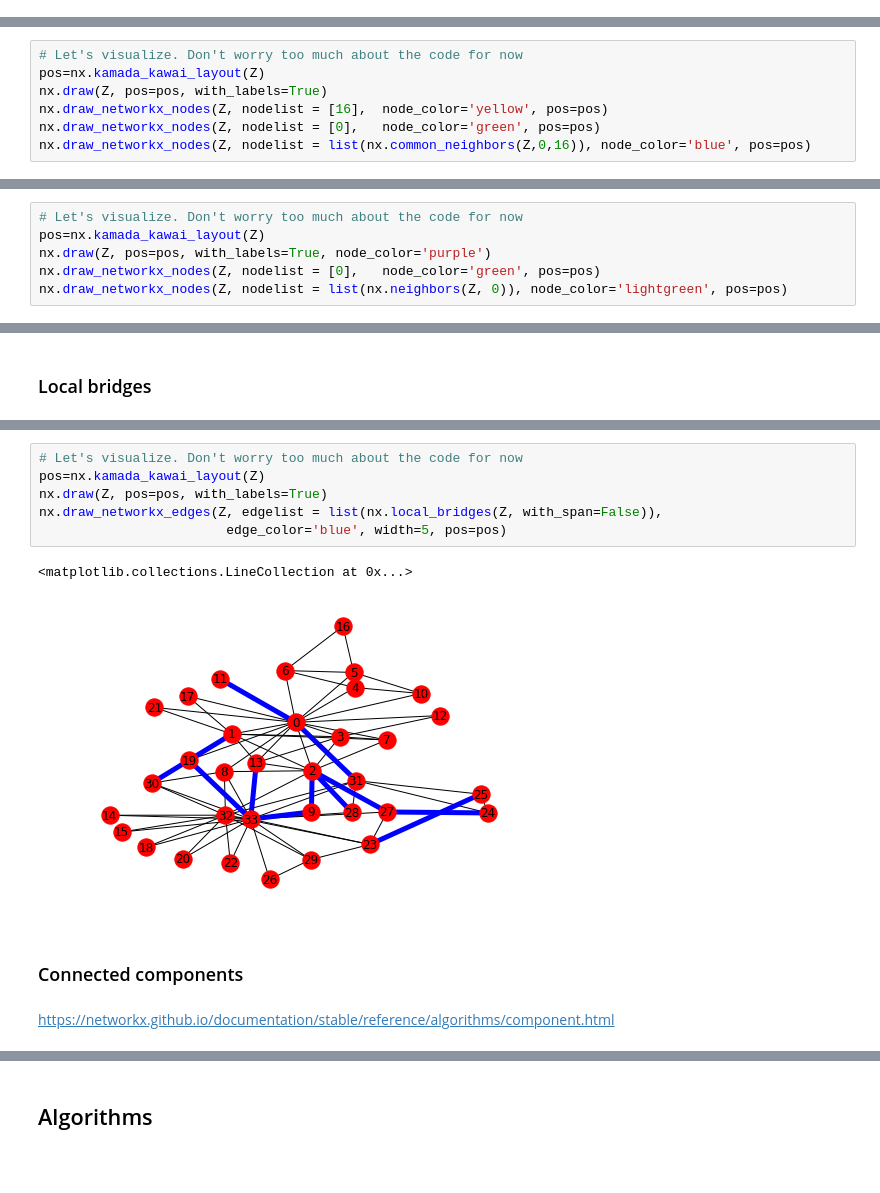
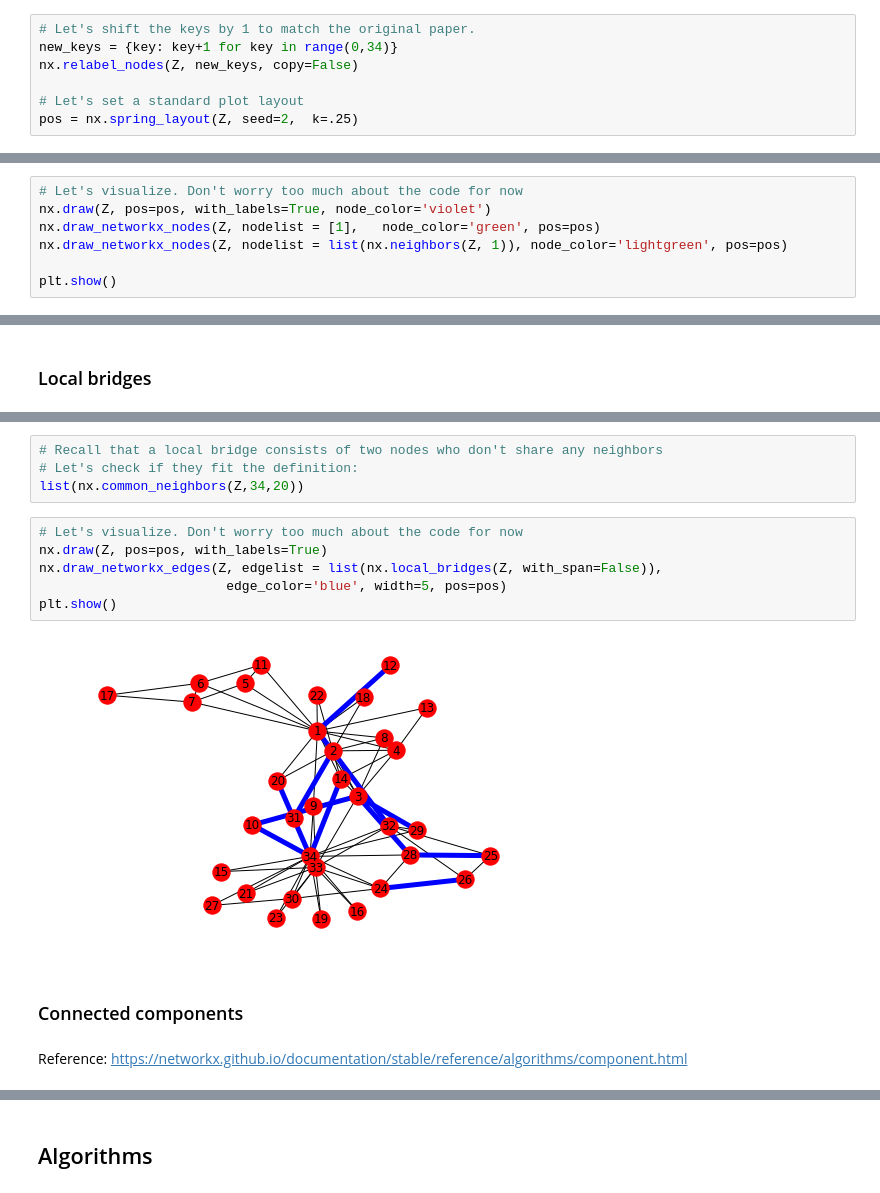
Before and after one commit to khof312/networks_tutorial, a Jupyter notebook: tutorial_part_1_analyze.ipynb, the cells around one changed output, grey strips where cells are left out. Drawn from its saved outputs; the diff is of its cells as text; blank space fills up the shorter version.

```diff
--- a/tutorial_part_1_analyze.ipynb
+++ b/tutorial_part_1_analyze.ipynb
@@ -230,3 +294,10 @@ nx.draw(Z)
+# %%
+# Let's shift the keys by 1 to match the original paper.
+new_keys = {key: key+1 for key in range(0,34)}
+nx.relabel_nodes(Z, new_keys, copy=False)
+
+# Let's set a standard plot layout
+pos = nx.spring_layout(Z, seed=2,  k=.25)
 # %% [markdown]
 ## Inspecting graphs
 Reference: https://networkx.github.io/documentation/stable/reference/functions.html
@@ -365,8 +412,8 @@ list(nx.common_neighbors(Z,0,16))
 # %%
 # Let's visualize. Don't worry too much about the code for now
-pos=nx.kamada_kawai_layout(Z)
-nx.draw(Z, pos=pos, with_labels=True)
-nx.draw_networkx_nodes(Z, nodelist = [16],  node_color='yellow', pos=pos)
-nx.draw_networkx_nodes(Z, nodelist = [0],   node_color='green', pos=pos)
-nx.draw_networkx_nodes(Z, nodelist = list(nx.common_neighbors(Z,0,16)), node_color='blue', pos=pos)
+nx.draw(Z, pos=pos, with_labels=True, node_color='violet')
+nx.draw_networkx_nodes(Z, nodelist = [1],   node_color='green', pos=pos)
+nx.draw_networkx_nodes(Z, nodelist = list(nx.neighbors(Z, 1)), node_color='lightgreen', pos=pos)
+
+plt.show()
 # %% [output]
@@ -380,6 +420,0 @@ list(nx.non_neighbors(Z, 0))
-# %%
-# Let's visualize. Don't worry too much about the code for now
-pos=nx.kamada_kawai_layout(Z)
-nx.draw(Z, pos=pos, with_labels=True, node_color='purple')
-nx.draw_networkx_nodes(Z, nodelist = [0],   node_color='green', pos=pos)
-nx.draw_networkx_nodes(Z, nodelist = list(nx.neighbors(Z, 0)), node_color='lightgreen', pos=pos)
@@ -417,16 +434,19 @@ list(nx.local_bridges(Z, with_span=False))
+# %%
+# Recall that a local bridge consists of two nodes who don't share any neighbors
+# Let's check if they fit the definition:
+list(nx.common_neighbors(Z,34,20))
 # %%
 # Let's visualize. Don't worry too much about the code for now
-pos=nx.kamada_kawai_layout(Z)
 nx.draw(Z, pos=pos, with_labels=True)
 nx.draw_networkx_edges(Z, edgelist = list(nx.local_bridges(Z, with_span=False)),
                         edge_color='blue', width=5, pos=pos)
+plt.show()
 # %% [output]
-<matplotlib.collections.LineCollection at 0x...>
-[figure, old version]
+[figure, new version]
 # %% [markdown]
 ### Connected components
 # %% [markdown]
-https://networkx.github.io/documentation/stable/reference/algorithms/component.html
+Reference: https://networkx.github.io/documentation/stable/reference/algorithms/component.html
 # %%
 # This graph is kind of un-interesting: there is only one component
 nx.number_connected_components(Z)
```
Also changed, not shown: parts of 120 cells of this notebook, 11 other files.
